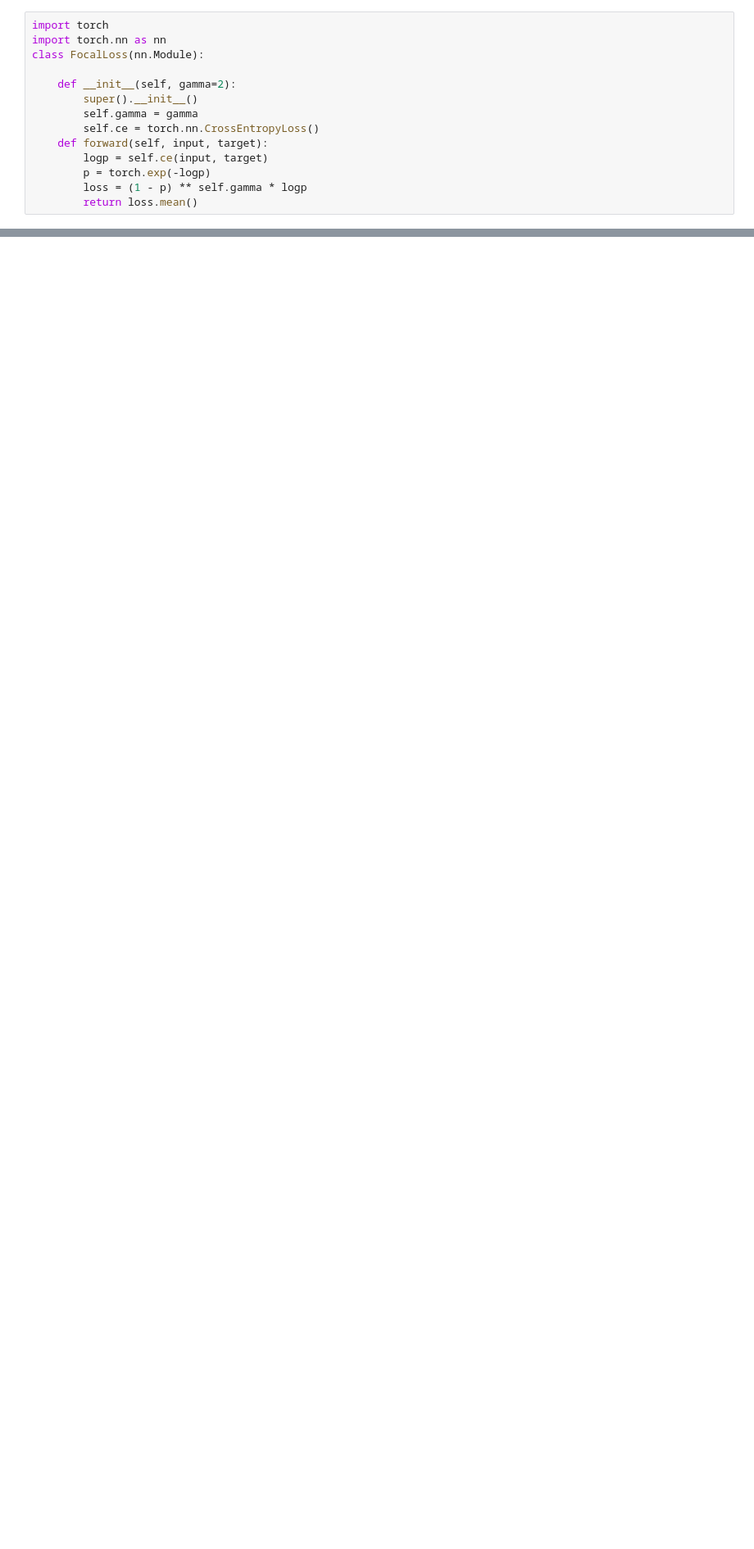
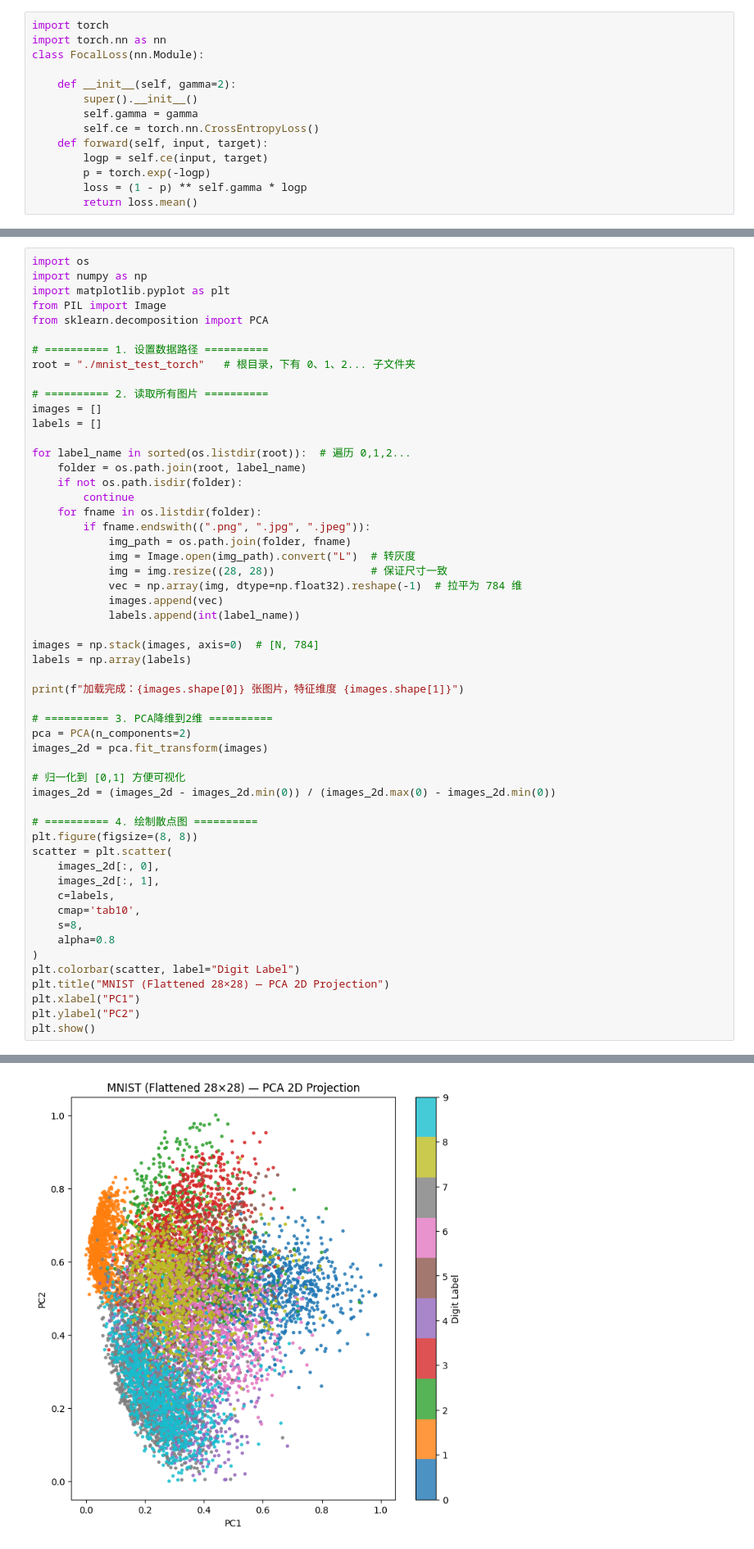
Before and after one commit to fangqing408/04-PythonPackagesLearning-in-DeepLearning, a Jupyter notebook: main.ipynb, the cells around one changed output, grey strips where cells are left out. Shown at 82% size. Saved outputs shown, nothing was run; the diff lists cells and outputs as text; blank space fills up the shorter version.

```diff
--- a/main.ipynb
+++ b/main.ipynb
@@ -260,0 +340,55 @@ Epoch 10/10, Loss: 0.1068
+# %%
+import os
+import numpy as np
+import matplotlib.pyplot as plt
+from PIL import Image
+from sklearn.decomposition import PCA
+
+# ========== 1. 设置数据路径 ==========
+root = "./mnist_test_torch"   # 根目录，下有 0、1、2... 子文件夹
+
+# ========== 2. 读取所有图片 ==========
+images = []
+labels = []
+
+for label_name in sorted(os.listdir(root)):  # 遍历 0,1,2...
+    folder = os.path.join(root, label_name)
+    if not os.path.isdir(folder):
+        continue
+    for fname in os.listdir(folder):
+        if fname.endswith((".png", ".jpg", ".jpeg")):
+            img_path = os.path.join(folder, fname)
+            img = Image.open(img_path).convert("L")  # 转灰度
+            img = img.resize((28, 28))               # 保证尺寸一致
+            vec = np.array(img, dtype=np.float32).reshape(-1)  # 拉平为 784 维
+            images.append(vec)
+            labels.append(int(label_name))
+
+images = np.stack(images, axis=0)  # [N, 784]
+labels = np.array(labels)
+
+print(f"加载完成：{images.shape[0]} 张图片，特征维度 {images.shape[1]}")
+
+# ========== 3. PCA降维到2维 ==========
+pca = PCA(n_components=2)
+images_2d = pca.fit_transform(images)
+
+# 归一化到 [0,1] 方便可视化
+images_2d = (images_2d - images_2d.min(0)) / (images_2d.max(0) - images_2d.min(0))
+
+# ========== 4. 绘制散点图 ==========
+plt.figure(figsize=(8, 8))
+scatter = plt.scatter(
+    images_2d[:, 0],
+    images_2d[:, 1],
+    c=labels,
+    cmap='tab10',
+    s=8,
+    alpha=0.8
+)
+plt.colorbar(scatter, label="Digit Label")
+plt.title("MNIST (Flattened 28×28) — PCA 2D Projection")
+plt.xlabel("PC1")
+plt.ylabel("PC2")
+plt.show()
+# %% [output]
@@ -260,0 +396 @@ Epoch 10/10, Loss: 0.1068
+[figure, added]
```
Also changed, not shown: parts of 7 cells of this notebook, 16 other files.
